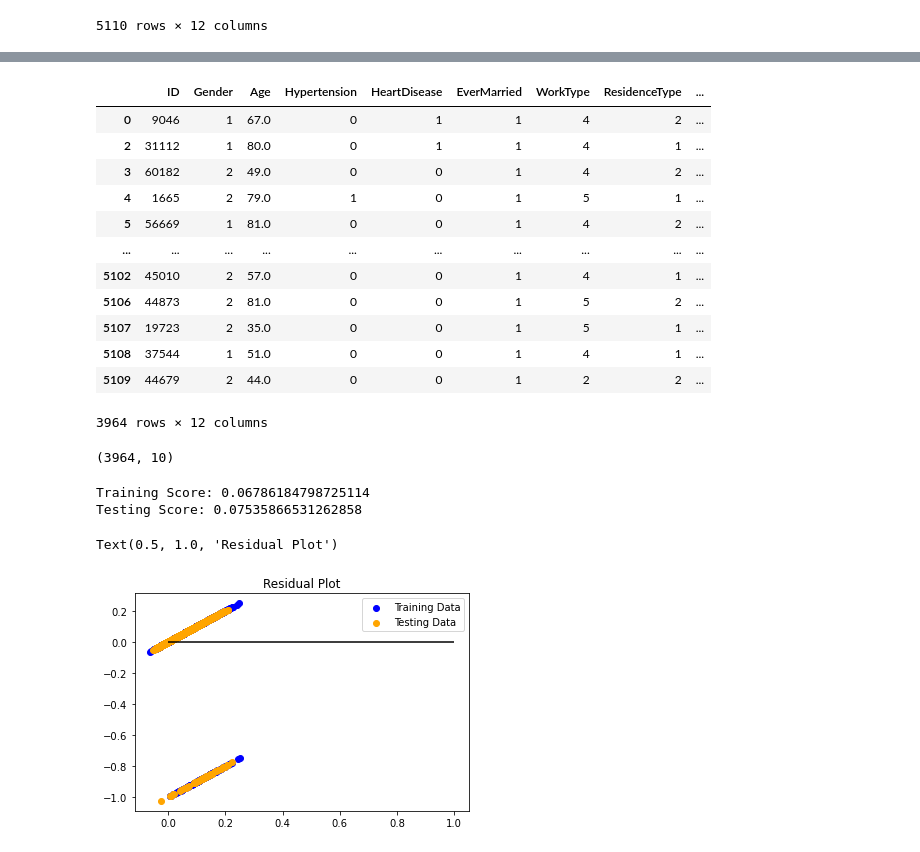
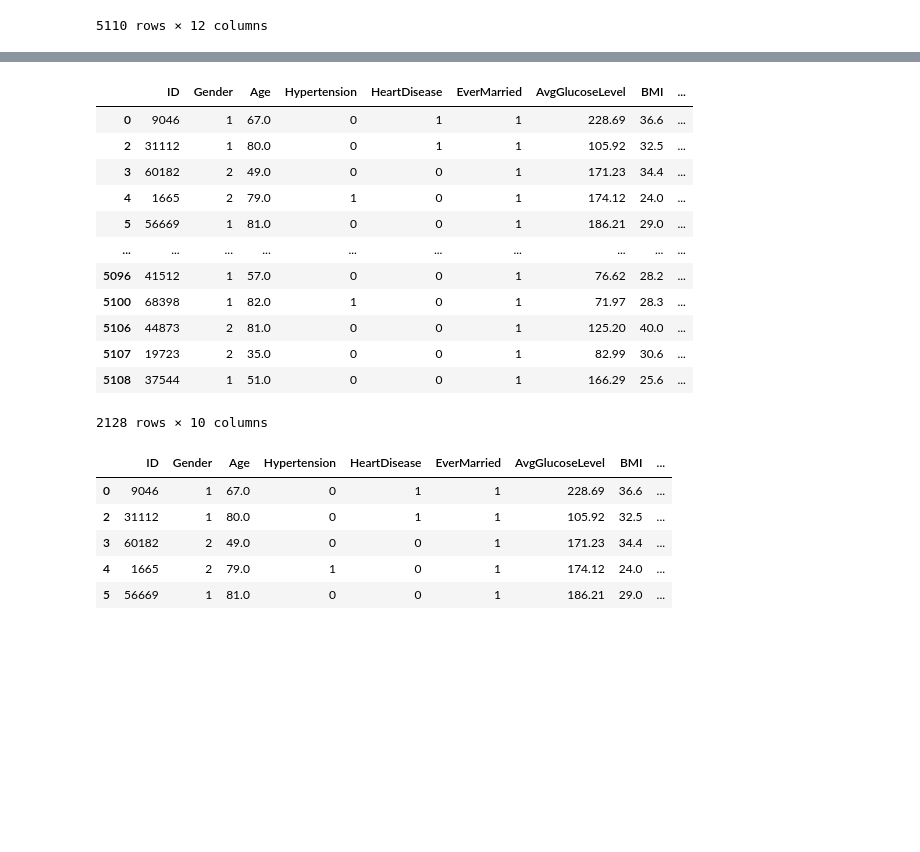
Before and after one commit to Grwat33/stroke, a Jupyter notebook: StrokePredictor-SVM.ipynb, the cells around one changed output, grey strips where cells are left out. Saved outputs shown, nothing was run; the diff lists cells and outputs as text; code cells hidden in the pictures; blank space fills up the shorter version.

Commit message:
completed logistic and SVM model

```diff
--- a/StrokePredictor.ipynb
+++ b/StrokePredictor-SVM.ipynb
@@ -25,6 +25,10 @@ stroke_df
 # drop rows with empty data points
 clean_file = stroke_df.dropna(how = 'any')
 clean_file = clean_file[clean_file.gender != "Other"]
-clean_file = clean_file[clean_file.age >= 20]
+clean_file = clean_file[clean_file.smoking_status != "Unknown"]
+clean_file = clean_file[clean_file.age >= 32]
+clean_file = clean_file[clean_file.bmi >= 24]
+clean_file = clean_file[clean_file.bmi <= 42]
+clean_file = clean_file.drop(columns=['work_type', 'Residence_type'])
 clean_file
 # %% [output]
@@ -62,35 +66,25 @@ clean_file
 # %%
 numbered_file = clean_file
 Gender = {'Male': 1,'Female': 2}
 numbered_file.Gender = [Gender[item] for item in numbered_file.Gender]
 EverMarried = {'Yes': 1,'No': 0}
 numbered_file.EverMarried = [EverMarried[item] for item in numbered_file.EverMarried]
-WorkType = {'children': 1,'Govt_job': 2, 'Never_worked': 3, 'Private': 4, 'Self-employed': 5}
-numbered_file.WorkType = [WorkType[item] for item in numbered_file.WorkType]
-ResidenceType = {'Rural': 1,'Urban': 2}
-numbered_file.ResidenceType = [ResidenceType[item] for item in numbered_file.ResidenceType]
-SmokingStatus = {'formerly smoked': 1,'never smoked': 2, 'smokes': 3, 'Unknown': 4}
+SmokingStatus = {'never smoked': 1,'formerly smoked': 2, 'smokes': 3}
 numbered_file.SmokingStatus = [SmokingStatus[item] for item in numbered_file.SmokingStatus]
 numbered_file
 # %% [output]
-|  | ID | Gender | Age | Hypertension | HeartDisease | EverMarried | WorkType | ResidenceType | ... |
-| 0 | 9046 | 1 | 67.0 | 0 | 1 | 1 | 4 | 2 | ... |
-| 2 | 31112 | 1 | 80.0 | 0 | 1 | 1 | 4 | 1 | ... |
-| 3 | 60182 | 2 | 49.0 | 0 | 0 | 1 | 4 | 2 | ... |
-| 4 | 1665 | 2 | 79.0 | 1 | 0 | 1 | 5 | 1 | ... |
-| 5 | 56669 | 1 | 81.0 | 0 | 0 | 1 | 4 | 2 | ... |
+|  | ID | Gender | Age | Hypertension | HeartDisease | EverMarried | AvgGlucoseLevel | BMI | ... |
+| 0 | 9046 | 1 | 67.0 | 0 | 1 | 1 | 228.69 | 36.6 | ... |
+| 2 | 31112 | 1 | 80.0 | 0 | 1 | 1 | 105.92 | 32.5 | ... |
+| 3 | 60182 | 2 | 49.0 | 0 | 0 | 1 | 171.23 | 34.4 | ... |
+| 4 | 1665 | 2 | 79.0 | 1 | 0 | 1 | 174.12 | 24.0 | ... |
+| 5 | 56669 | 1 | 81.0 | 0 | 0 | 1 | 186.21 | 29.0 | ... |
 | ... | ... | ... | ... | ... | ... | ... | ... | ... | ... |
-| 5102 | 45010 | 2 | 57.0 | 0 | 0 | 1 | 4 | 1 | ... |
-| 5106 | 44873 | 2 | 81.0 | 0 | 0 | 1 | 5 | 2 | ... |
-| 5107 | 19723 | 2 | 35.0 | 0 | 0 | 1 | 5 | 1 | ... |
-| 5108 | 37544 | 1 | 51.0 | 0 | 0 | 1 | 4 | 1 | ... |
-| 5109 | 44679 | 2 | 44.0 | 0 | 0 | 1 | 2 | 2 | ... |
+| 5096 | 41512 | 1 | 57.0 | 0 | 0 | 1 | 76.62 | 28.2 | ... |
+| 5100 | 68398 | 1 | 82.0 | 1 | 0 | 1 | 71.97 | 28.3 | ... |
+| 5106 | 44873 | 2 | 81.0 | 0 | 0 | 1 | 125.20 | 40.0 | ... |
+| 5107 | 19723 | 2 | 35.0 | 0 | 0 | 1 | 82.99 | 30.6 | ... |
+| 5108 | 37544 | 1 | 51.0 | 0 | 0 | 1 | 166.29 | 25.6 | ... |
-3964 rows × 12 columns
+2128 rows × 10 columns
 # %%
 #clean_file.to_csv(r'C:\Users\garre\OneDrive\Desktop\strokepredictor\dataset\cleanedstrokedata.csv', encoding='utf-8', index=False)
-# %%
-X = numbered_file[["Gender", "Age", "Hypertension", "HeartDisease", "EverMarried", "WorkType", "ResidenceType", "AvgGlucoseLevel", "BMI", "SmokingStatus"]]
-y = numbered_file["Stroke"].values.reshape(-1, 1)
-print(X.shape)
-# %% [output]
-(3964, 10)
@@ -97,3 +94,13 @@ print(X.shape)
+# %%
+X = numbered_file.drop("Stroke", axis=1)
+X.head()
+# %% [output]
+|  | ID | Gender | Age | Hypertension | HeartDisease | EverMarried | AvgGlucoseLevel | BMI | ... |
+| 0 | 9046 | 1 | 67.0 | 0 | 1 | 1 | 228.69 | 36.6 | ... |
+| 2 | 31112 | 1 | 80.0 | 0 | 1 | 1 | 105.92 | 32.5 | ... |
+| 3 | 60182 | 2 | 49.0 | 0 | 0 | 1 | 171.23 | 34.4 | ... |
+| 4 | 1665 | 2 | 79.0 | 1 | 0 | 1 | 174.12 | 24.0 | ... |
+| 5 | 56669 | 1 | 81.0 | 0 | 0 | 1 | 186.21 | 29.0 | ... |
 # %%
 from sklearn.model_selection import train_test_split
 X_train, X_test, y_train, y_test = train_test_split(X, y, random_state=42)
@@ -107,15 +106,0 @@ testing_score = model.score(X_test, y_test)
-# %%
-print(f"Training Score: {training_score}")
-print(f"Testing Score: {testing_score}")
-# %% [output]
-Training Score: 0.06786184798725114
-Testing Score: 0.07535866531262858
-# %%
-plt.scatter(model.predict(X_train), model.predict(X_train) - y_train, c="blue", label="Training Data")
-plt.scatter(model.predict(X_test), model.predict(X_test) - y_test, c="orange", label="Testing Data")
-plt.legend()
-plt.hlines(y=0, xmin=y.min(), xmax=y.max())
-plt.title("Residual Plot")
-# %% [output]
-Text(0.5, 1.0, 'Residual Plot')
-[figure, removed]
```
Also changed, not shown: parts of 9 cells of this notebook, 1 other file.
